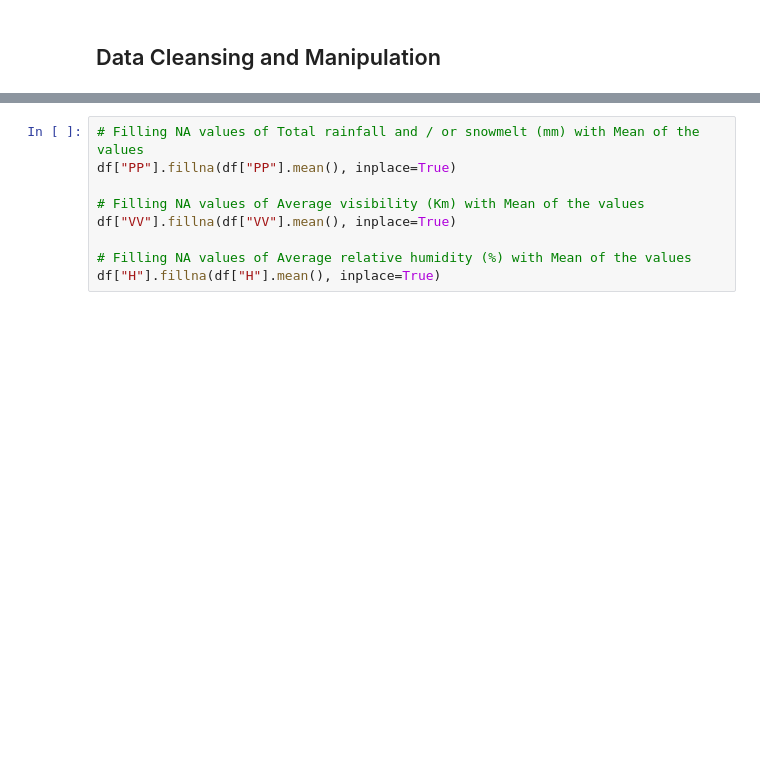
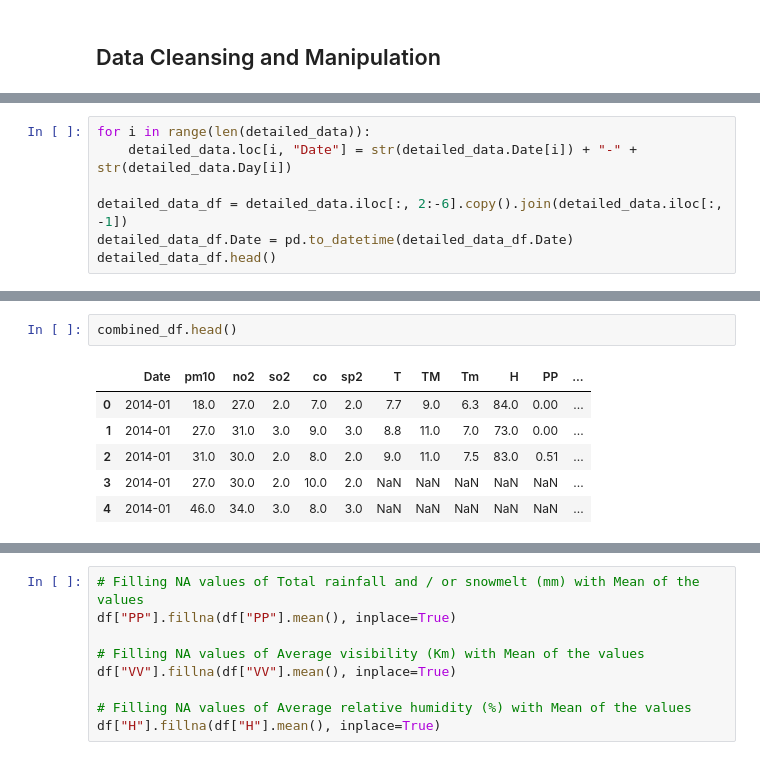
Before and after one commit to erolerdogan/AirQuality_in_Istanbul, a Jupyter notebook: AQI_in_Istanbul.ipynb, the cells around one changed output, grey strips where cells are left out. Cells and saved outputs as stored; diff of their text form; blank space fills up the shorter version.

```diff
--- a/AQI_in_Istanbul.ipynb
+++ b/AQI_in_Istanbul.ipynb
@@ -114,0 +101,7 @@ df.head(10)
+# %%
+for i in range(len(detailed_data)):
+    detailed_data.loc[i, "Date"] = str(detailed_data.Date[i]) + "-" + str(detailed_data.Day[i])
+
+detailed_data_df = detailed_data.iloc[:, 2:-6].copy().join(detailed_data.iloc[:, -1])
+detailed_data_df.Date = pd.to_datetime(detailed_data_df.Date)
+detailed_data_df.head()
@@ -207,0 +319,9 @@ Name: VV, dtype: float64
+# %%
+combined_df.head()
+# %% [output]
+|  | Date | pm10 | no2 | so2 | co | sp2 | T | TM | Tm | H | PP | ... |
+| 0 | 2014-01 | 18.0 | 27.0 | 2.0 | 7.0 | 2.0 | 7.7 | 9.0 | 6.3 | 84.0 | 0.00 | ... |
+| 1 | 2014-01 | 27.0 | 31.0 | 3.0 | 9.0 | 3.0 | 8.8 | 11.0 | 7.0 | 73.0 | 0.00 | ... |
+| 2 | 2014-01 | 31.0 | 30.0 | 2.0 | 8.0 | 2.0 | 9.0 | 11.0 | 7.5 | 83.0 | 0.51 | ... |
+| 3 | 2014-01 | 27.0 | 30.0 | 2.0 | 10.0 | 2.0 | NaN | NaN | NaN | NaN | NaN | ... |
+| 4 | 2014-01 | 46.0 | 34.0 | 3.0 | 8.0 | 3.0 | NaN | NaN | NaN | NaN | NaN | ... |
```
Also changed, not shown: parts of 48 cells of this notebook.
